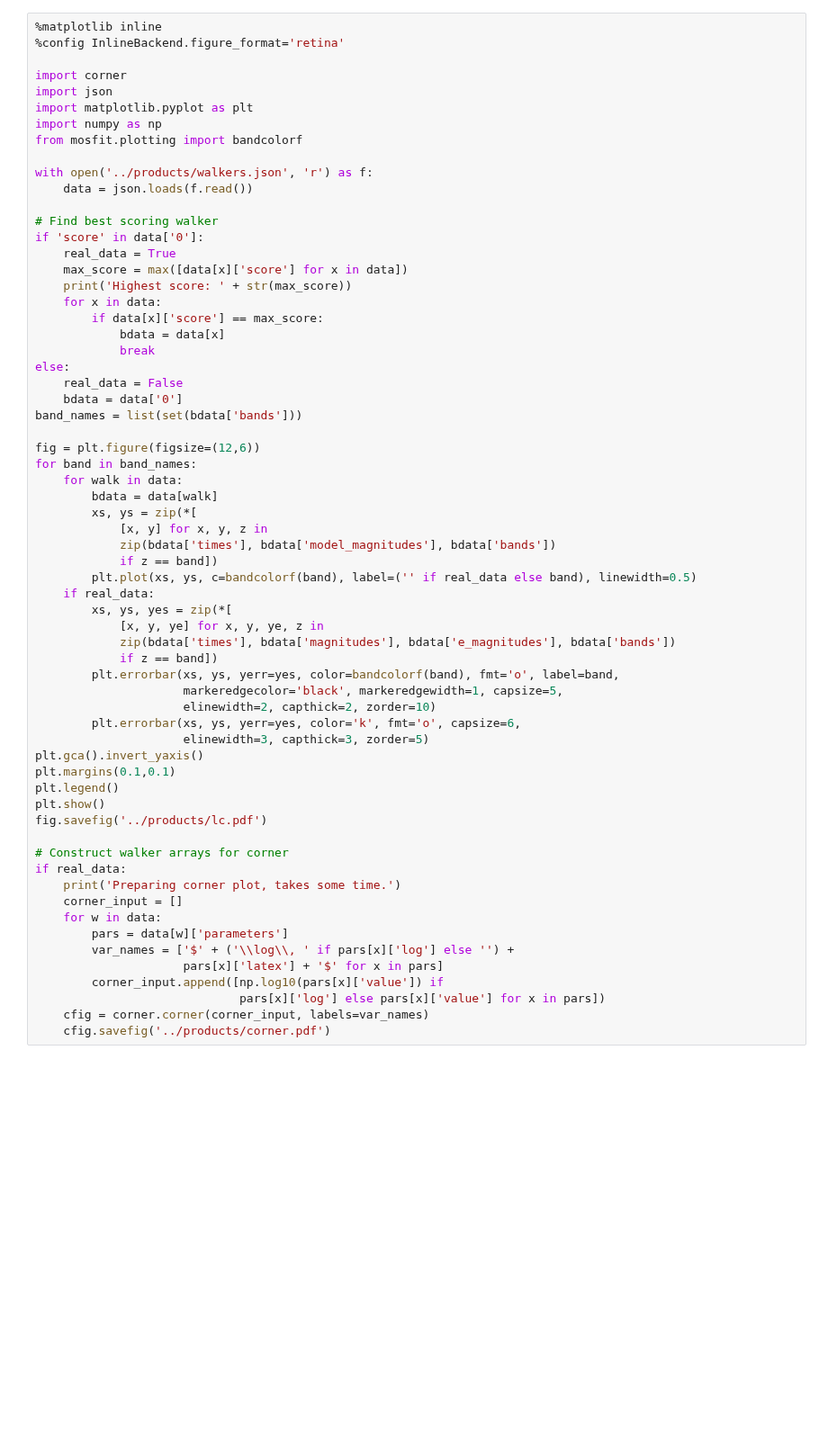
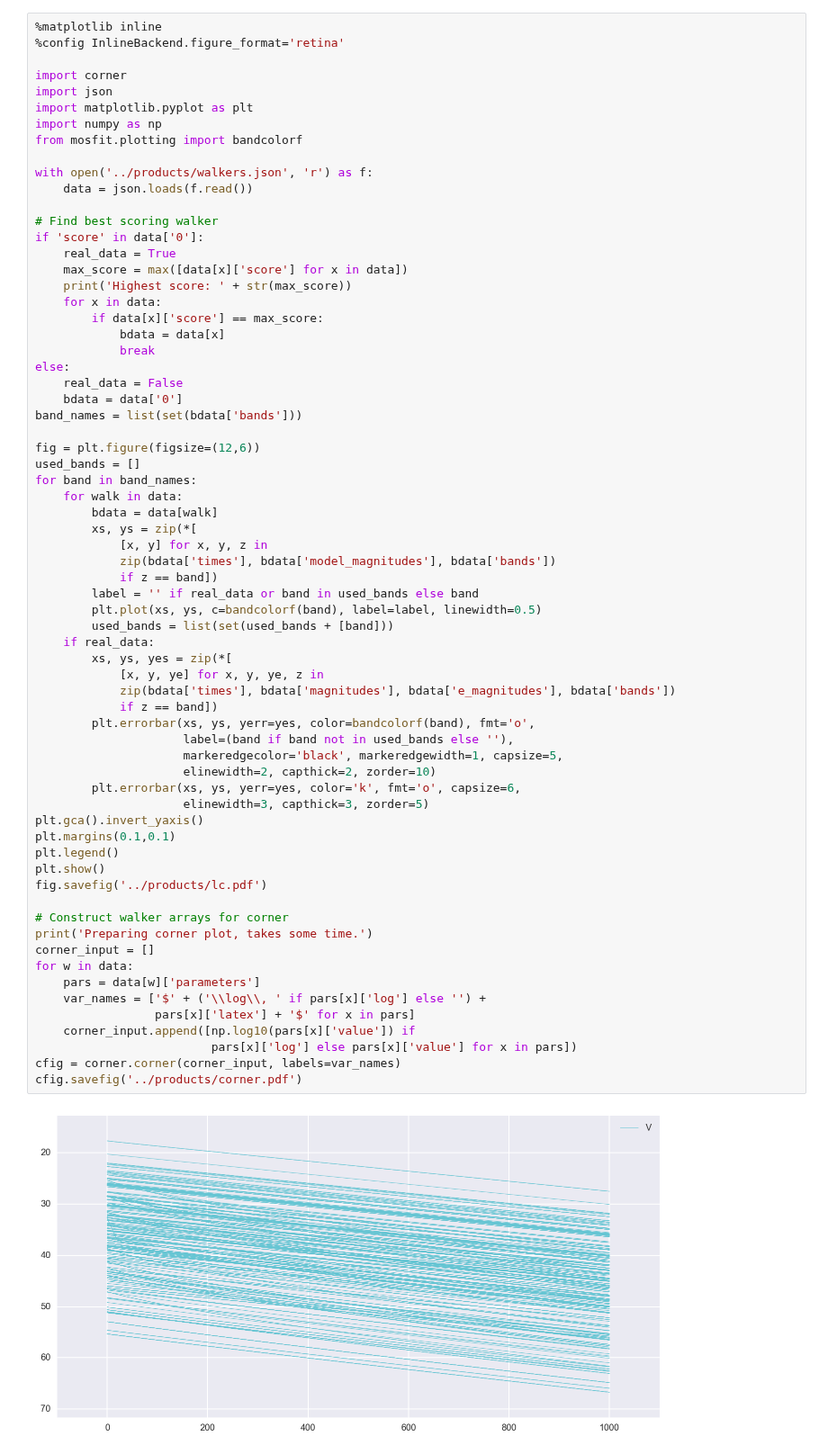
Before and after one commit to guillochon/MOSFiT, a Jupyter notebook: mosfit/jupyter/mosfit.ipynb, the cells around one changed output. Shown at 90% size. Drawn from its saved outputs; the diff is of its cells as text; blank space fills up the shorter version.

```diff
--- a/mosfit/jupyter/mosfit.ipynb
+++ b/mosfit/jupyter/mosfit.ipynb
@@ -23,43 +23,47 @@ if 'score' in data['0']:
 else:
     real_data = False
     bdata = data['0']
 band_names = list(set(bdata['bands']))
 
 fig = plt.figure(figsize=(12,6))
+used_bands = []
 for band in band_names:
     for walk in data:
         bdata = data[walk]
         xs, ys = zip(*[
             [x, y] for x, y, z in
             zip(bdata['times'], bdata['model_magnitudes'], bdata['bands'])
             if z == band])
-        plt.plot(xs, ys, c=bandcolorf(band), label=('' if real_data else band), linewidth=0.5)
+        label = '' if real_data or band in used_bands else band
+        plt.plot(xs, ys, c=bandcolorf(band), label=label, linewidth=0.5)
+        used_bands = list(set(used_bands + [band]))
     if real_data:
         xs, ys, yes = zip(*[
             [x, y, ye] for x, y, ye, z in
             zip(bdata['times'], bdata['magnitudes'], bdata['e_magnitudes'], bdata['bands'])
             if z == band])
-        plt.errorbar(xs, ys, yerr=yes, color=bandcolorf(band), fmt='o', label=band,
+        plt.errorbar(xs, ys, yerr=yes, color=bandcolorf(band), fmt='o',
+                     label=(band if band not in used_bands else ''),
                      markeredgecolor='black', markeredgewidth=1, capsize=5,
                      elinewidth=2, capthick=2, zorder=10)
         plt.errorbar(xs, ys, yerr=yes, color='k', fmt='o', capsize=6,
                      elinewidth=3, capthick=3, zorder=5)
 plt.gca().invert_yaxis()
 plt.margins(0.1,0.1)
 plt.legend()
 plt.show()
 fig.savefig('../products/lc.pdf')
 
 # Construct walker arrays for corner
-if real_data:
-    print('Preparing corner plot, takes some time.')
-    corner_input = []
-    for w in data:
-        pars = data[w]['parameters']
-        var_names = ['$' + ('\\log\\, ' if pars[x]['log'] else '') +
-                     pars[x]['latex'] + '$' for x in pars]
-        corner_input.append([np.log10(pars[x]['value']) if
-                             pars[x]['log'] else pars[x]['value'] for x in pars])
-    cfig = corner.corner(corner_input, labels=var_names)
-    cfig.savefig('../products/corner.pdf')
+print('Preparing corner plot, takes some time.')
+corner_input = []
+for w in data:
+    pars = data[w]['parameters']
+    var_names = ['$' + ('\\log\\, ' if pars[x]['log'] else '') +
+                 pars[x]['latex'] + '$' for x in pars]
+    corner_input.append([np.log10(pars[x]['value']) if
+                         pars[x]['log'] else pars[x]['value'] for x in pars])
+cfig = corner.corner(corner_input, labels=var_names)
+cfig.savefig('../products/corner.pdf')
 # %% [output]
+[figure, new version]
```
Also changed, not shown: parts of 1 cell of this notebook, 5 other files.
